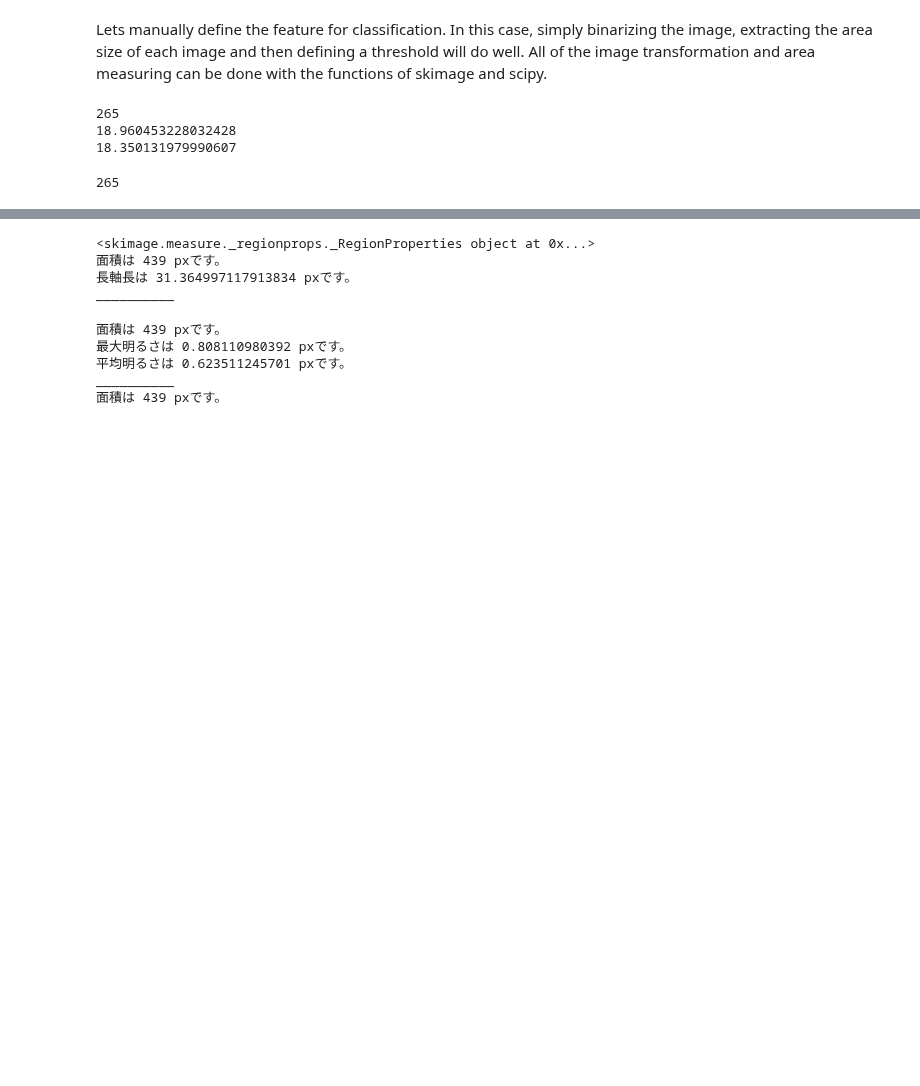
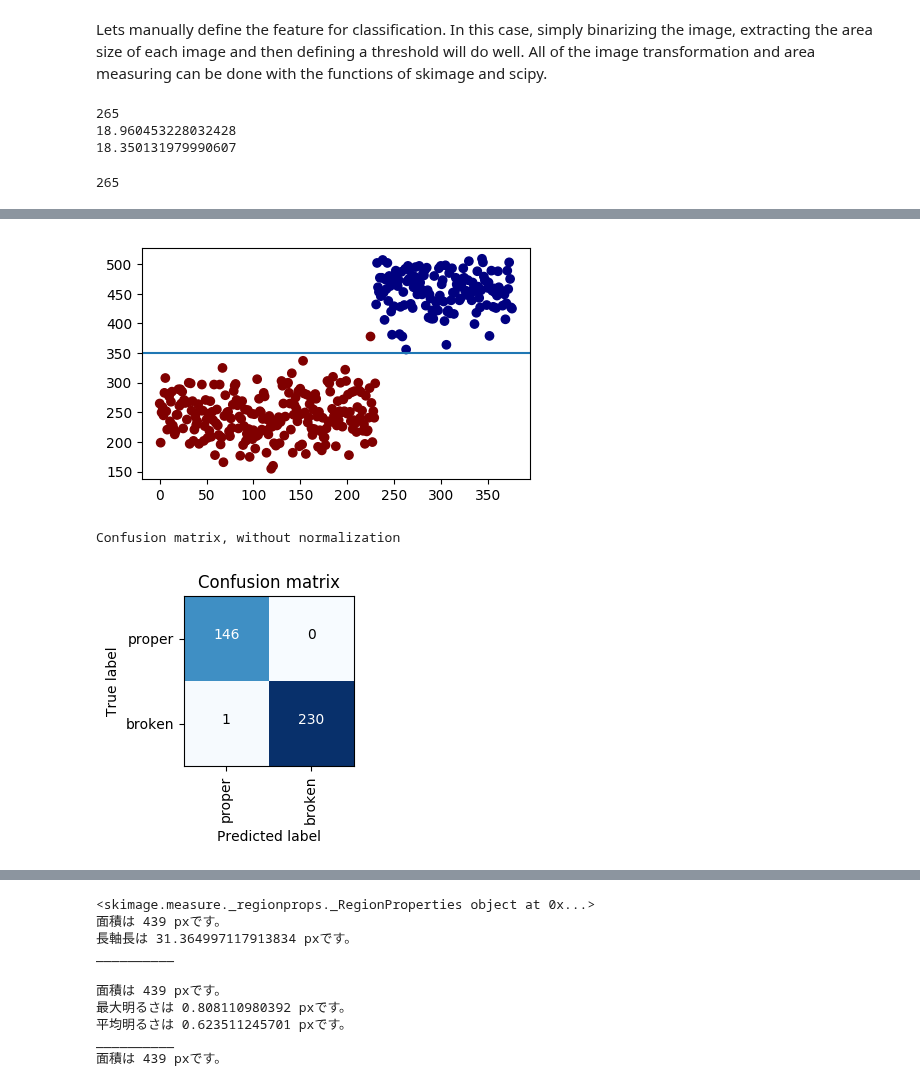
Before and after one commit to totti0223/deep_learning_for_biologists_with_keras, a Jupyter notebook: notebooks/rice_seed_classification.ipynb, the cells around one changed output, grey strips where cells are left out. Saved outputs shown, nothing was run; the diff lists cells and outputs as text; code cells hidden in the pictures; blank space fills up the shorter version.

```diff
--- a/notebooks/rice_seed_classification.ipynb
+++ b/notebooks/rice_seed_classification.ipynb
@@ -228,0 +229,31 @@ plt.show()
+# %%
+#define an area threshold that can seperate the two classes
+area_threshold = 350
+
+#categorize whether the image is proper seed or broken seed according to the area_threshold value
+train_y_pred = []
+for area in X_train_area:
+    if area > area_threshold:
+        train_y_pred.append(0)
+    else:
+        train_y_pred.append(1)
+
+
+#plot scatter with threshold line
+plt.figure(figsize=(5,3))
+plt.scatter(range(len(X_train_area)),X_train_area,c=y_train,cmap="jet")
+plt.axhline(y=area_threshold)
+#plt.plot([100,0],[100,350],'k-',lw=2)
+plt.show()
+
+#calculate confusion matrix
+cnf = confusion_matrix(y_train, train_y_pred)
+
+#confusion matrix in figure
+plt.figure(figsize=(3,3))
+plot_confusion_matrix(cnf, classes=["proper","broken"])
+plt.show()
+# %% [output]
+[figure, added]
+Confusion matrix, without normalization
+[figure, added]
```
Also changed, not shown: parts of 9 cells of this notebook.
